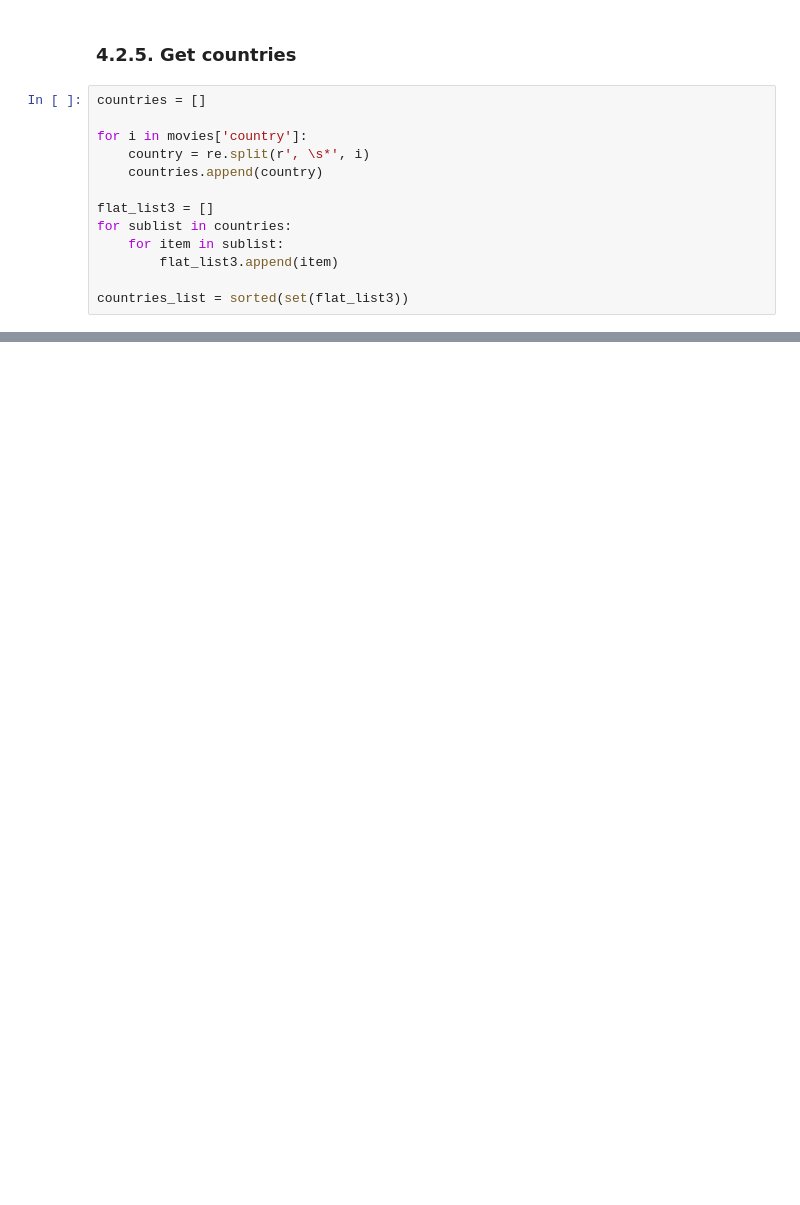
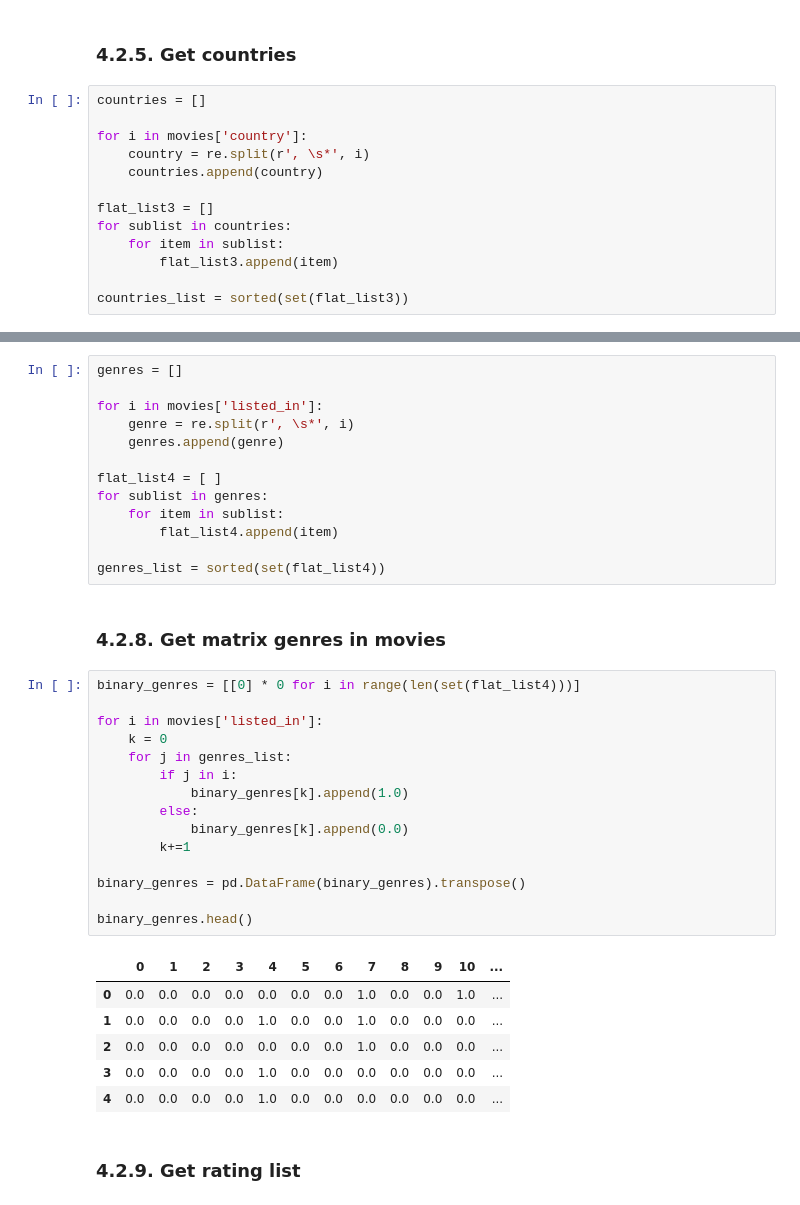
Before and after one commit to javiermunozalonso/testing-python-for-datascientists, a Jupyter notebook: recommender.ipynb, the cells around one changed output, grey strips where cells are left out. Saved outputs shown, nothing was run; the diff lists cells and outputs as text; blank space fills up the shorter version.

```diff
--- a/recommender.ipynb
+++ b/recommender.ipynb
@@ -358,0 +373,39 @@ binary_countries = pd.DataFrame(binary_countries).transpose()
+# %%
+genres = []
+
+for i in movies['listed_in']:
+    genre = re.split(r', \s*', i)
+    genres.append(genre)
+
+flat_list4 = [ ]
+for sublist in genres:
+    for item in sublist:
+        flat_list4.append(item)
+
+genres_list = sorted(set(flat_list4))
+# %% [markdown]
+### 4.2.8. Get matrix genres in movies
+# %%
+binary_genres = [[0] * 0 for i in range(len(set(flat_list4)))]
+
+for i in movies['listed_in']:
+    k = 0
+    for j in genres_list:
+        if j in i:
+            binary_genres[k].append(1.0)
+        else:
+            binary_genres[k].append(0.0)
+        k+=1
+
+binary_genres = pd.DataFrame(binary_genres).transpose()
+
+binary_genres.head()
+# %% [output]
+|  | 0 | 1 | 2 | 3 | 4 | 5 | 6 | 7 | 8 | 9 | 10 | ... |
+| 0 | 0.0 | 0.0 | 0.0 | 0.0 | 0.0 | 0.0 | 0.0 | 1.0 | 0.0 | 0.0 | 1.0 | ... |
+| 1 | 0.0 | 0.0 | 0.0 | 0.0 | 1.0 | 0.0 | 0.0 | 1.0 | 0.0 | 0.0 | 0.0 | ... |
+| 2 | 0.0 | 0.0 | 0.0 | 0.0 | 0.0 | 0.0 | 0.0 | 1.0 | 0.0 | 0.0 | 0.0 | ... |
+| 3 | 0.0 | 0.0 | 0.0 | 0.0 | 1.0 | 0.0 | 0.0 | 0.0 | 0.0 | 0.0 | 0.0 | ... |
+| 4 | 0.0 | 0.0 | 0.0 | 0.0 | 1.0 | 0.0 | 0.0 | 0.0 | 0.0 | 0.0 | 0.0 | ... |
+# %% [markdown]
+### 4.2.9. Get rating list
```
Also changed, not shown: parts of 49 cells of this notebook.
